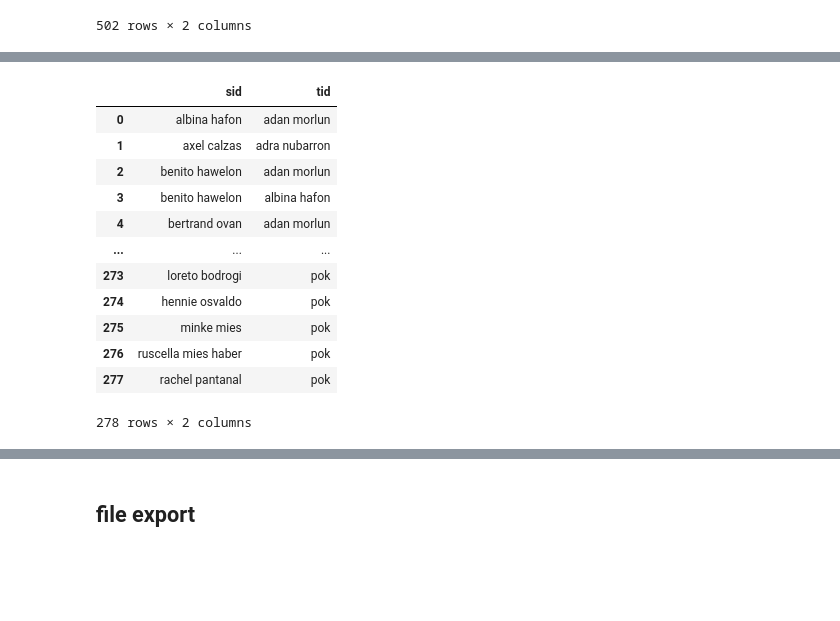
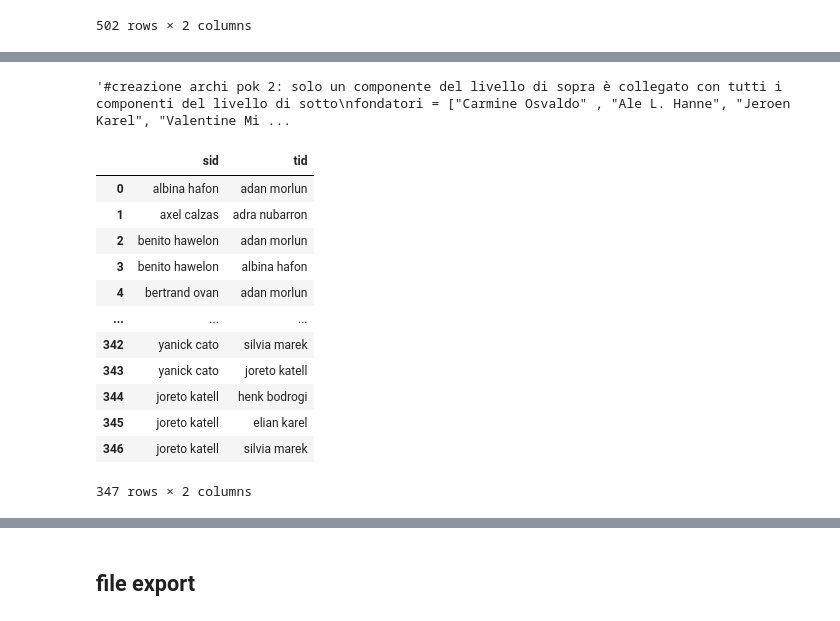
Before and after one commit to lorenzoFerri95/visual-analytics, a Jupyter notebook: research/VisualAnalytics_notebook.ipynb, the cells around one changed output, grey strips where cells are left out. Drawn from its saved outputs; the diff is of its cells as text; code cells hidden in the pictures; blank space fills up the shorter version.

Commit message:
aggiornamento finale archi

```diff
--- a/research/VisualAnalytics_notebook.ipynb
+++ b/research/VisualAnalytics_notebook.ipynb
@@ -374,7 +374,7 @@ df_employee["Gender"].loc[df_employee["FullName"] == "michale kraft"] = "Male"
 df_employee["Gender"].loc[df_employee["FullName"] == "jon l."] = "Male"
 df_employee["Gender"].loc[df_employee["FullName"] == "kriste bronte"] = "Female"
 df_employee["Gender"].loc[df_employee["FullName"] == "hank fluss"] = "Male"
-df_employee["Gender"].loc[df_employee["FullName"] == "pok"] = "None"
+#df_employee["Gender"].loc[df_employee["FullName"] == "pok"] = "None"
 # %% [output]
 A value is trying to be set on a copy of a slice from a DataFrame
 
@@ -631,7 +630,7 @@ df_email_und
 502 rows × 2 columns
 # %%
 #creazione archi pok
-for rowOut in range(len(df_pok)):
+'''for rowOut in range(len(df_pok)):
   df_email_und.loc[df_email_und.shape[0]] = [df_pok.loc[rowOut,'FullName'], 'pok' ]
 
 for rowOut in range(len(pok_gastech)):
@@ -639,5 +638,5 @@ for rowOut in range(len(pok_gastech)):
 
 df_email_und.drop_duplicates(inplace=True)
 df_email_und.reset_index(drop=True, inplace=True)
-df_email_und
+df_email_und'''
 # %% [output]
@@ -657,34 +666,61 @@ df_email_und
+# %%
+'''#creazione archi pok 2: solo un componente del livello di sopra è collegato con tutti i componenti del livello di sotto
+fondatori = ["Carmine Osvaldo" , "Ale L. Hanne", "Jeroen Karel", "Valentine Mies" ,"Yanick Cato" ,"Joreto Katell"]
+leader = ["Henk Bodrogi" , "Elian Karel" ,"Silvia Marek"]
+member = ["Lucio Jakab", "Lorenzo Di Stefano", "Mandor Vann" ,"Petrus Gerhard", "Maha Salo", "Joclyn Reynolds", "Cesare Nespola","Michale Kraft", "Jon L.", "Kriste Bronte", "Hank Fluss", "Isia Vann", "Inga Ferro", "Loreto Bodrogi", "Hennie Osvaldo", "Minke Mies", "Ruscella Mies Haber", "Rachel Pantanal"]
+
+for f in range(len(fondatori)):
+  if f >= 1:
+    df_email_und.loc[df_email_und.shape[0]] = [fondatori[f-1], fondatori[f] ]
+  for l in range(len(leader)):
+    if l >= 1:
+      df_email_und.loc[df_email_und.shape[0]] = [leader[l-1],leader[l]]
+    if f == round(len(fondatori)/2)-1:
+      df_email_und.loc[df_email_und.shape[0]] = [fondatori[f],leader[l]]
+    for m in range(len(member)):
+      if m >= 1:
+        df_email_und.loc[df_email_und.shape[0]] = [member[m-1],member[m]]
+      if l == round(len(leader)/2)-1:
+        df_email_und.loc[df_email_und.shape[0]] = [leader[l],member[m]]
+
+df_email_und.drop_duplicates(inplace=True)
+df_email_und.reset_index(drop=True, inplace=True)
+
+df_email_und'''
+# %% [output]
+'#creazione archi pok 2: solo un componente del livello di sopra è collegato con tutti i componenti del livello di sotto\nfondatori = ["Carmine Osvaldo" , "Ale L. Hanne", "Jeroen Karel", "Valentine Mi ...
 # %%
 #ricerca delle righe contenente il reciproco delle coppie degli archi per poi eliminarli, per creare una rete undirected --> es. A,B e non anche B,A
 
 name_list=list()
 index_list=list()
 for rowOut in range(len(df_email_und)):
   for rowIn in range(len(df_email_und)):
     if df_email_und.loc[rowOut,'sid'] +" "+df_email_und.loc[rowOut,'tid'] == df_email_und.loc[rowIn,'tid'] +" "+ df_email_und.loc[rowIn,'sid']:
       if (df_email_und.loc[rowOut,'sid'] +" "+df_email_und.loc[rowOut,'tid'] in name_list) or (df_email_und.loc[rowOut,'tid'] +" "+ df_email_und.loc[rowOut,'sid'] in name_list):
         continue
       name_list.append(df_email_und.loc[rowOut,'sid'] +" "+df_email_und.loc[rowOut,'tid'])
       index_list.append(rowOut)
 
-
+df_email_und['sid']=df_email_und['sid'].str.lower()
+df_email_und['tid']=df_email_und['tid'].str.lower()
 df_email_und.drop(index_list,inplace=True)
 df_email_und.reset_index(drop=True, inplace=True)
 df_email_und
 # %% [output]
 |  | sid | tid |
 | 0 | albina hafon | adan morlun |
 | 1 | axel calzas | adra nubarron |
 | 2 | benito hawelon | adan morlun |
 | 3 | benito hawelon | albina hafon |
 | 4 | bertrand ovan | adan morlun |
 | ... | ... | ... |
-| 273 | loreto bodrogi | pok |
-| 274 | hennie osvaldo | pok |
-| 275 | minke mies | pok |
-| 276 | ruscella mies haber | pok |
-| 277 | rachel pantanal | pok |
+| 342 | yanick cato | silvia marek |
+| 343 | yanick cato | joreto katell |
+| 344 | joreto katell | henk bodrogi |
+| 345 | joreto katell | elian karel |
+| 346 | joreto katell | silvia marek |
-278 rows × 2 columns
+347 rows × 2 columns
 # %%
 #sostituzione del nome con l'id per le due colonne tid e sid
 
```
Also changed, not shown: parts of 13 cells of this notebook.
